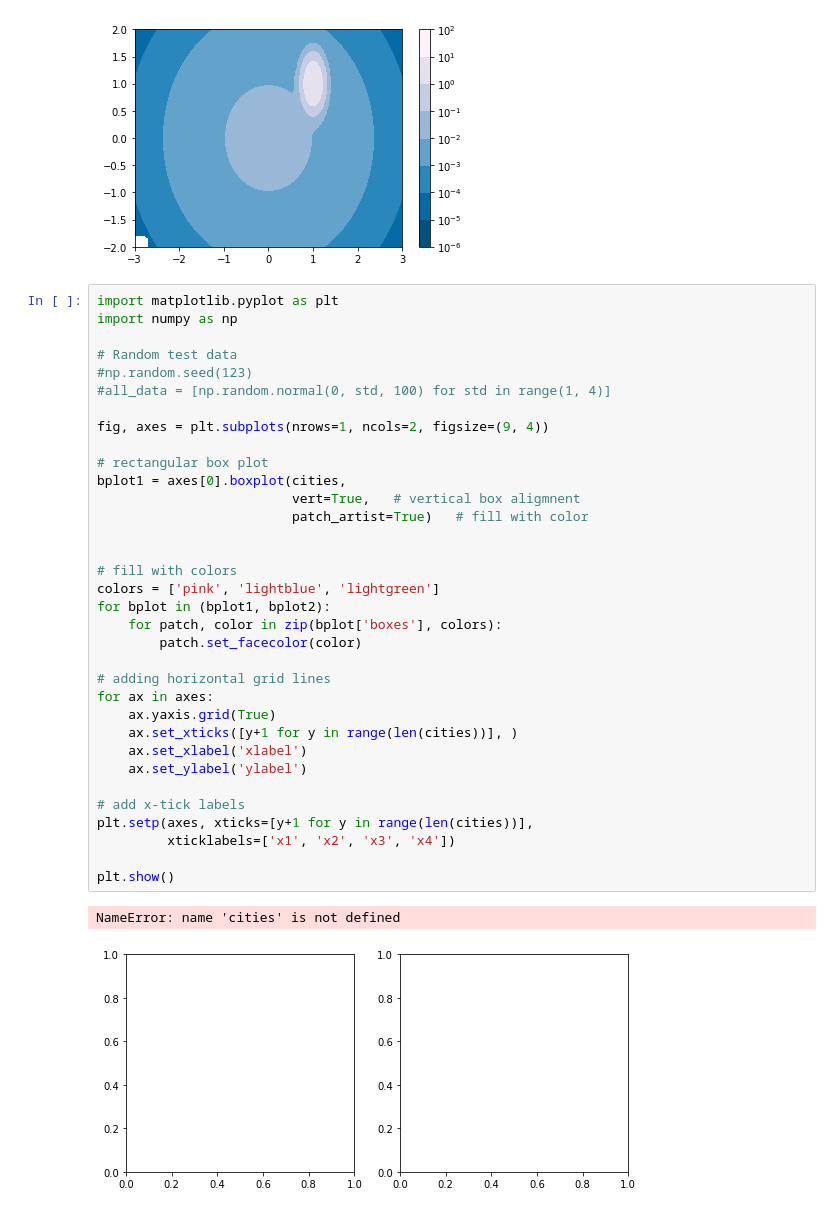
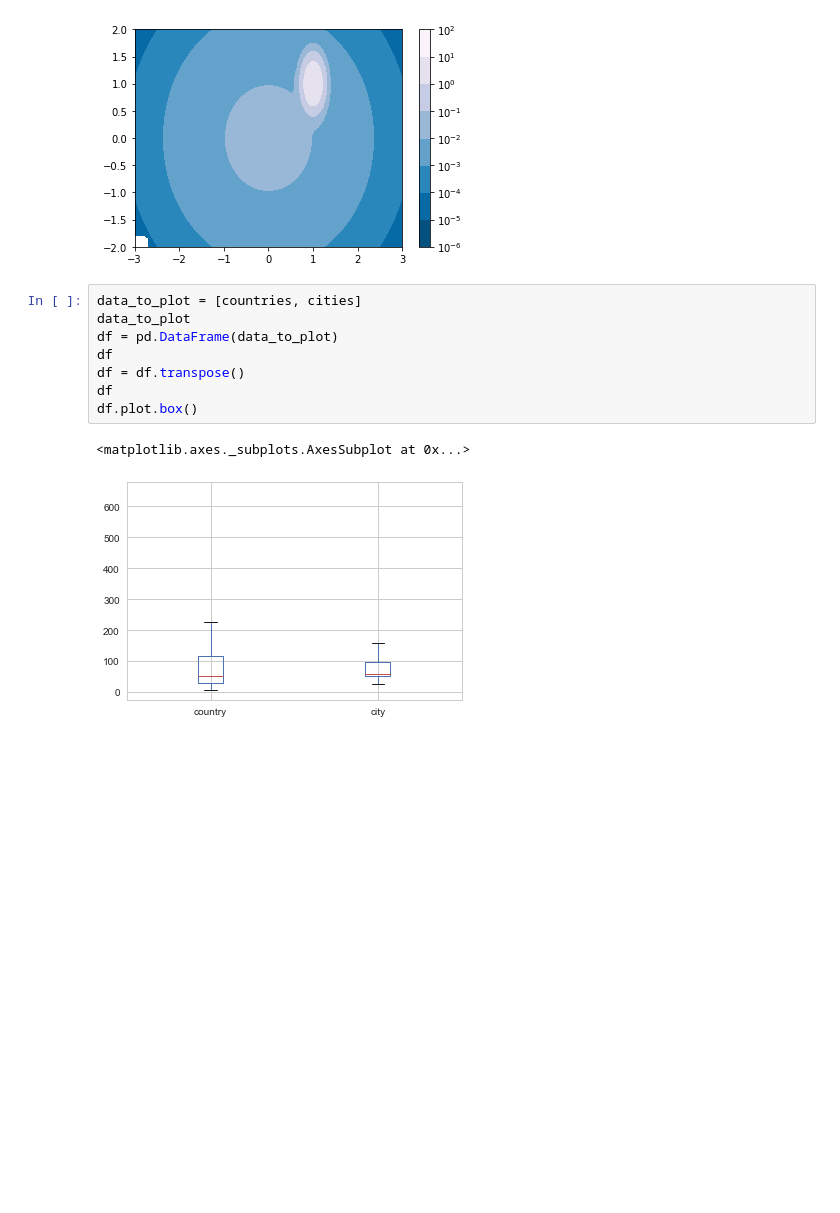
Before and after one commit to FRA228/ce599, a Jupyter notebook: 15-Data Viz 1/data-viz.ipynb, the cells around one changed output. Saved outputs shown, nothing was run; the diff lists cells and outputs as text; blank space fills up the shorter version.

```diff
--- a/15-Data Viz 1/data-viz.ipynb
+++ b/15-Data Viz 1/data-viz.ipynb
@@ -714,40 +714,14 @@ cbar = fig.colorbar(cs)
 plt.show()
 # %% [output]
 [figure]
-# %%
-import matplotlib.pyplot as plt
-import numpy as np
-
-# Random test data
-#np.random.seed(123)
-#all_data = [np.random.normal(0, std, 100) for std in range(1, 4)]
-
-fig, axes = plt.subplots(nrows=1, ncols=2, figsize=(9, 4))
-
-# rectangular box plot
-bplot1 = axes[0].boxplot(cities,
-                         vert=True,   # vertical box aligmnent
-                         patch_artist=True)   # fill with color
-
-
-# fill with colors
-colors = ['pink', 'lightblue', 'lightgreen']
-for bplot in (bplot1, bplot2):
-    for patch, color in zip(bplot['boxes'], colors):
-        patch.set_facecolor(color)
-
-# adding horizontal grid lines
-for ax in axes:
-    ax.yaxis.grid(True)
-    ax.set_xticks([y+1 for y in range(len(cities))], )
-    ax.set_xlabel('xlabel')
-    ax.set_ylabel('ylabel')
-
-# add x-tick labels
-plt.setp(axes, xticks=[y+1 for y in range(len(cities))],
-         xticklabels=['x1', 'x2', 'x3', 'x4'])
-
-plt.show()
-# %% [output]
-NameError: name 'cities' is not defined
-[figure, removed]
+# %%
+data_to_plot = [countries, cities]
+data_to_plot
+df = pd.DataFrame(data_to_plot)
+df
+df = df.transpose()
+df
+df.plot.box()
+# %% [output]
+<matplotlib.axes._subplots.AxesSubplot at 0x...>
+[figure, added]
```
Also changed, not shown: parts of 3 cells of this notebook, 1 other file.
